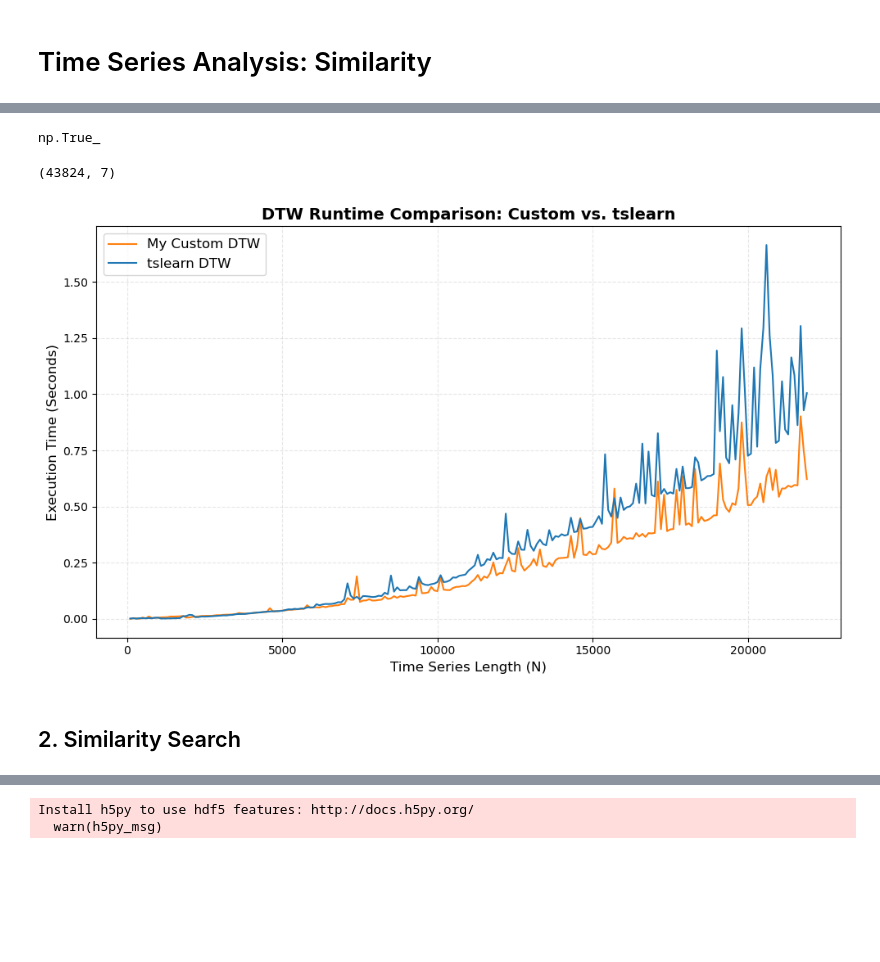
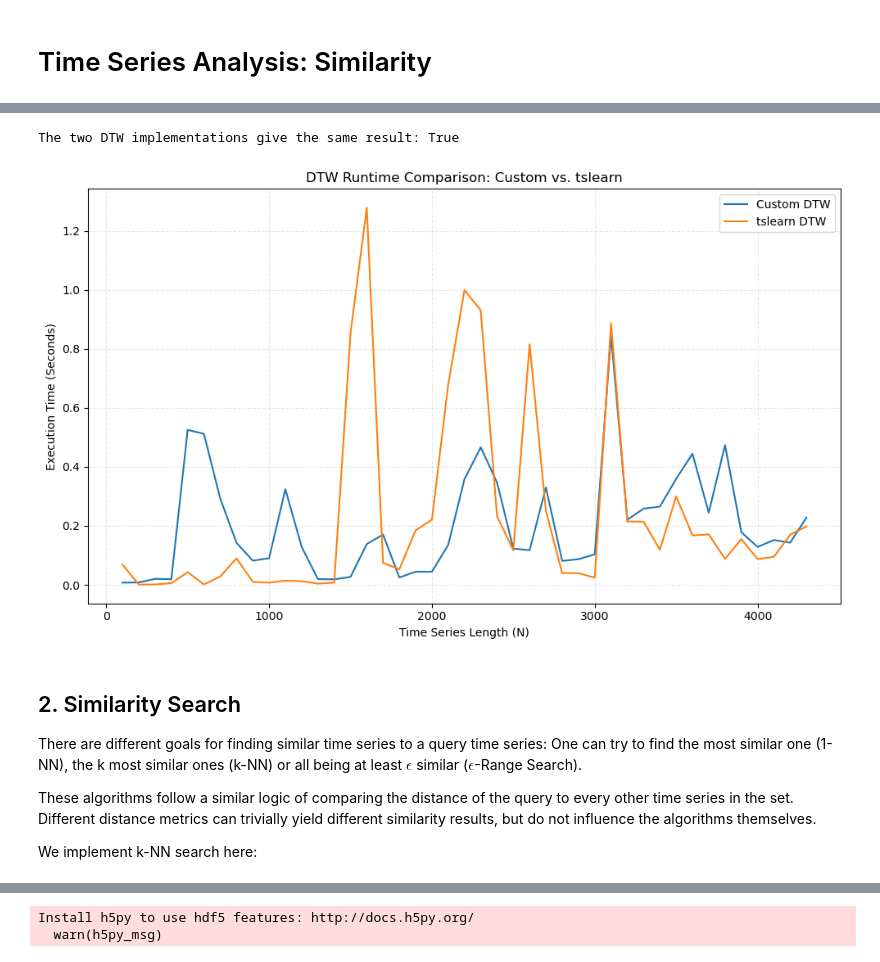
Before and after one commit to moritzspuehler/unibz-tsa-lecture-examples, a Jupyter notebook: tsa03_similarity.ipynb, the cells around one changed output, grey strips where cells are left out. Drawn from its saved outputs; the diff is of its cells as text; code cells hidden in the pictures; blank space fills up the shorter version.

```diff
--- a/tsa03_similarity.ipynb
+++ b/tsa03_similarity.ipynb
@@ -40,0 +42,16 @@ def euclidian_distance(ts1, ts2):
+# %%
+ts_cutoff = 200 # only use part of the data for visibility
+
+# Calculate ED
+eucl_dist = euclidean_distance(ts_data.iloc[:ts_cutoff, 0], ts_data.iloc[:ts_cutoff, 1])
+print(f"The two time series have a euclidean distance of {eucl_dist:.2f}")
+
+# Plot time series and ED calculation lines
+plt.figure(figsize=(12, 3))
+plt.title("Time series ED calculation")
+for i in range(ts_cutoff):
+    plt.plot([i, i], [ts_data.iloc[i, 0], ts_data.iloc[i, 1]], color="gray", alpha=0.4)
+
+plt.plot(ts_data.iloc[:ts_cutoff, :2].values)
+plt.tight_layout()
+plt.show()
@@ -82,18 +135,14 @@ Wall time: 763 ms
 # %%
-np.isclose(dist1, dist2)
+print(f"The two DTW implementations give the same result: {np.isclose(dist1, dist2)}")
 # %% [output]
-np.True_
+The two DTW implementations give the same result: True
-# %%
-df_pollution.shape
-# %% [output]
-(43824, 7)
 # %%
 import time
 
 # ==========================================
 # 2. Benchmarking Parameters
 # ==========================================
-max_length, _ = df_pollution.shape
+max_length, _ = ts_data.shape
 max_length //= 2
 step_size = 100
 
@@ -105,44 +154,49 @@ times_tslearn = []
 # ==========================================
 # 3. Execution Loop
 # ==========================================
-ts1 = df_pollution["TEMP"].values
-ts2 = df_pollution["PRES"].values
+ts1 = ts_data["16020"].values
+ts2 = ts_data["16021"].values
 
 for L in lengths:
     # --- Time Custom DTW ---
     start_time = time.perf_counter()
     dtw_manual(ts1[:L], ts2[:L], constraint=1)
     end_time = time.perf_counter()
     times_custom.append(end_time - start_time)
 
     # --- Time tslearn DTW ---
     start_time = time.perf_counter()
     dtw(ts1[:L], ts2[:L], global_constraint="sakoe_chiba")
     end_time = time.perf_counter()
     times_tslearn.append(end_time - start_time)
 
 # ==========================================
 # 4. Plotting the Results
 # ==========================================
 plt.figure(figsize=(10, 6))
 
 # Plot both lines
-plt.plot(lengths, times_custom, label='My Custom DTW', color='#ff7f0e')
-plt.plot(lengths, times_tslearn, label='tslearn DTW', color='#1f77b4')
+plt.plot(lengths, times_custom, label='Custom DTW')
+plt.plot(lengths, times_tslearn, label='tslearn DTW')
 
 # Aesthetics
-plt.title("DTW Runtime Comparison: Custom vs. tslearn", fontsize=14, fontweight='bold')
-plt.xlabel("Time Series Length (N)", fontsize=12)
-plt.ylabel("Execution Time (Seconds)", fontsize=12)
+plt.title("DTW Runtime Comparison: Custom vs. tslearn")
+plt.xlabel("Time Series Length (N)")
+plt.ylabel("Execution Time (Seconds)")
 plt.grid(True, alpha=0.3, linestyle='--')
-plt.legend(fontsize=12, loc='upper left')
+plt.legend()
 
 plt.tight_layout()
 plt.show()
 # %% [output]
-[figure, old version]
+[figure, new version]
 # %% [markdown]
 ## 2. Similarity Search
+There are different goals for finding similar time series to a query time series: One can try to find the most similar one (1-NN), the k most similar ones (k-NN) or all being at least $\epsilon$ similar ($\epsilon$-Range Search).
+
+These algorithms follow a similar logic of comparing the distance of the query to every other time series in the set. Different distance metrics can trivially yield different similarity results, but do not influence the algorithms themselves.
+
+We implement k-NN search here:
 # %%
 import heapq
 
```
Also changed, not shown: parts of 26 cells of this notebook.
